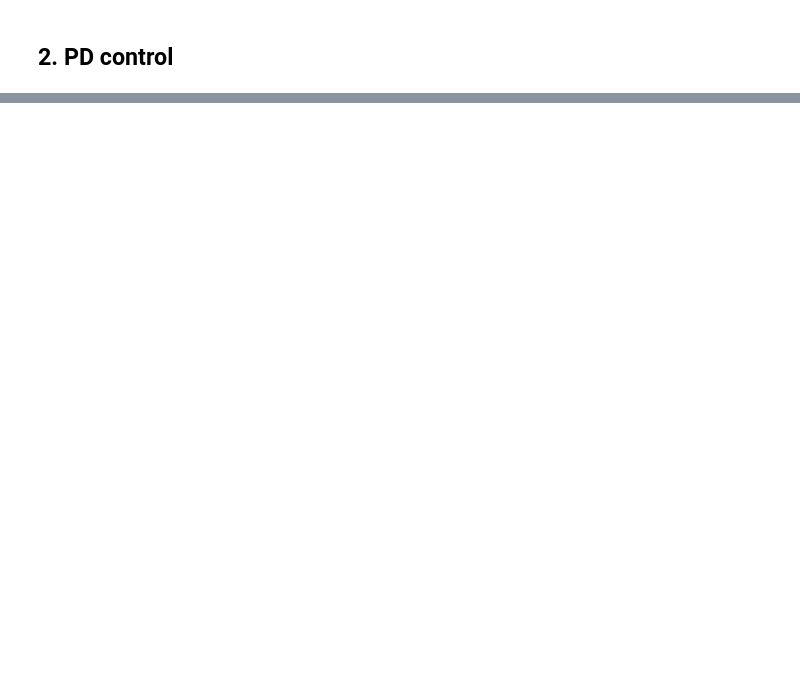
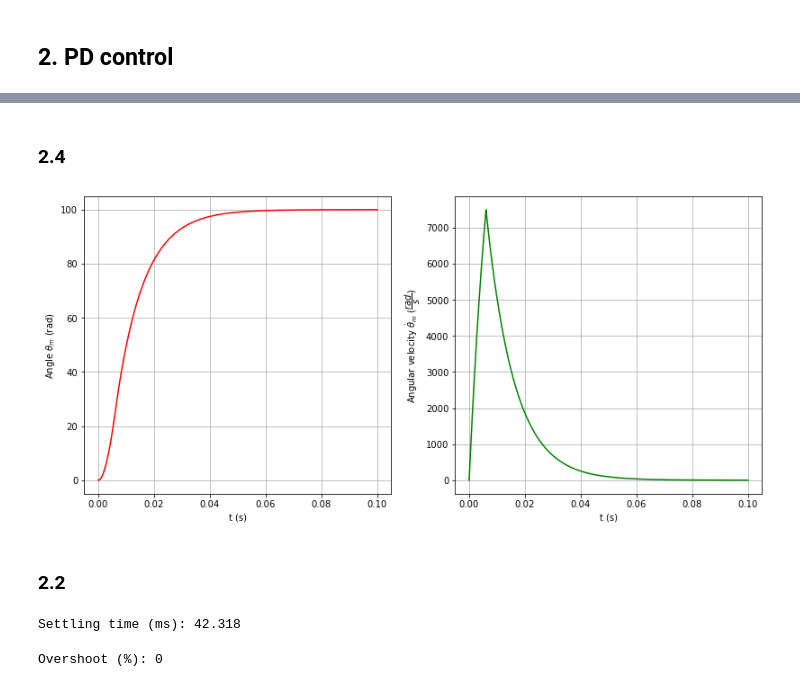
Before and after one commit to deemp/Innopolis, a Jupyter notebook: Lab3/main.ipynb, the cells around one changed output, grey strips where cells are left out. Saved outputs shown, nothing was run; the diff lists cells and outputs as text; code cells hidden in the pictures; blank space fills up the shorter version.

```diff
--- a/Lab3/main.ipynb
+++ b/Lab3/main.ipynb
@@ -143,0 +137,5 @@ WTF? Почему порядки различаются?
+# %%
+K_p=100
+K_d=1
+theta_d=100
+theta_dot_d=0
@@ -143,0 +256,2 @@ WTF? Почему порядки различаются?
+# %%
+voltage = np.array(voltage).T
@@ -143,0 +273,2 @@ WTF? Почему порядки различаются?
+# %% [markdown]
+### 2.4
@@ -143,0 +329,27 @@ WTF? Почему порядки различаются?
+# %%
+sol = solve_list([[solve_motor_pd_saturated,{"t_eval": t1}]])[0]
+# %%
+plot_sol(
+    [
+        {
+            "xlabel": "t (s)",
+            "ylabel": "Angle $\\theta_m$ (rad)",
+            "x": sol.t,
+            "graphs": [
+                {"y": sol.y[1], "color": "r"},
+            ],
+        },
+        {
+            "xlabel": "t (s)",
+            "ylabel": "Angular velocity $\\dot \\theta_m$ ($\\dfrac{rad}{s}$)",
+            "x": sol.t,
+            "graphs": [
+                {"y": sol.y[2], "color": "g"},
+            ],
+        },
+    ]
+)
+# %% [output]
+[figure, added]
+# %% [markdown]
+### 2.2
@@ -143,0 +361,4 @@ WTF? Почему порядки различаются?
+# %%
+print(f"Settling time (ms): {t_settling / milli}")
+# %% [output]
+Settling time (ms): 42.318
@@ -143,0 +368,4 @@ WTF? Почему порядки различаются?
+# %%
+print(f"Overshoot (%): {overshoot}")
+# %% [output]
+Overshoot (%): 0
```
Also changed, not shown: parts of 36 cells of this notebook.
